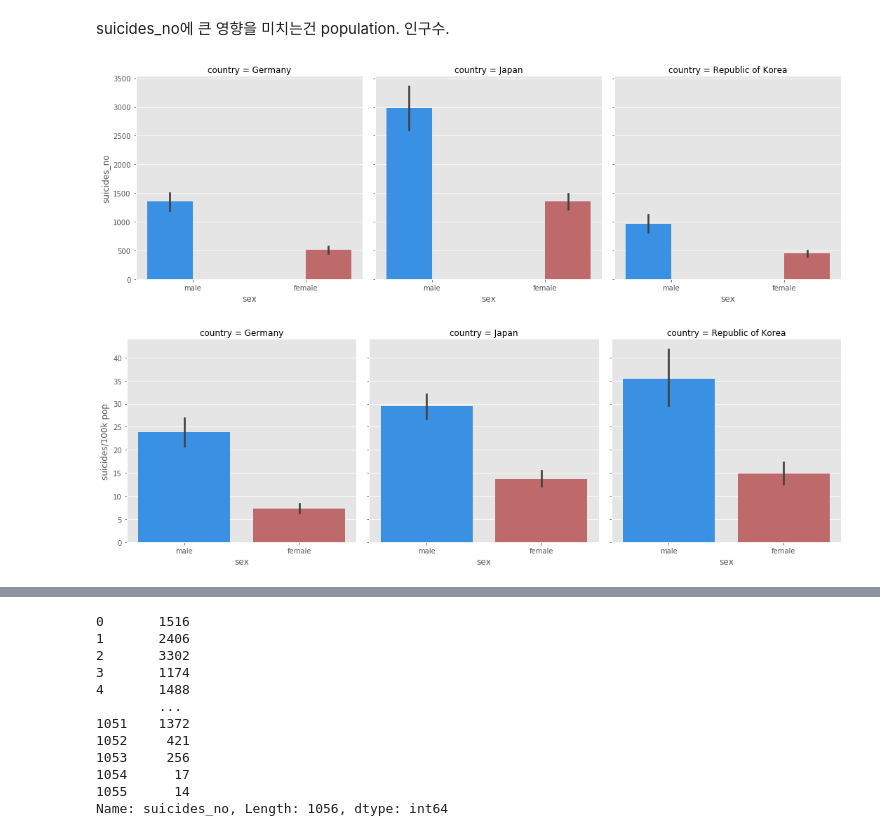
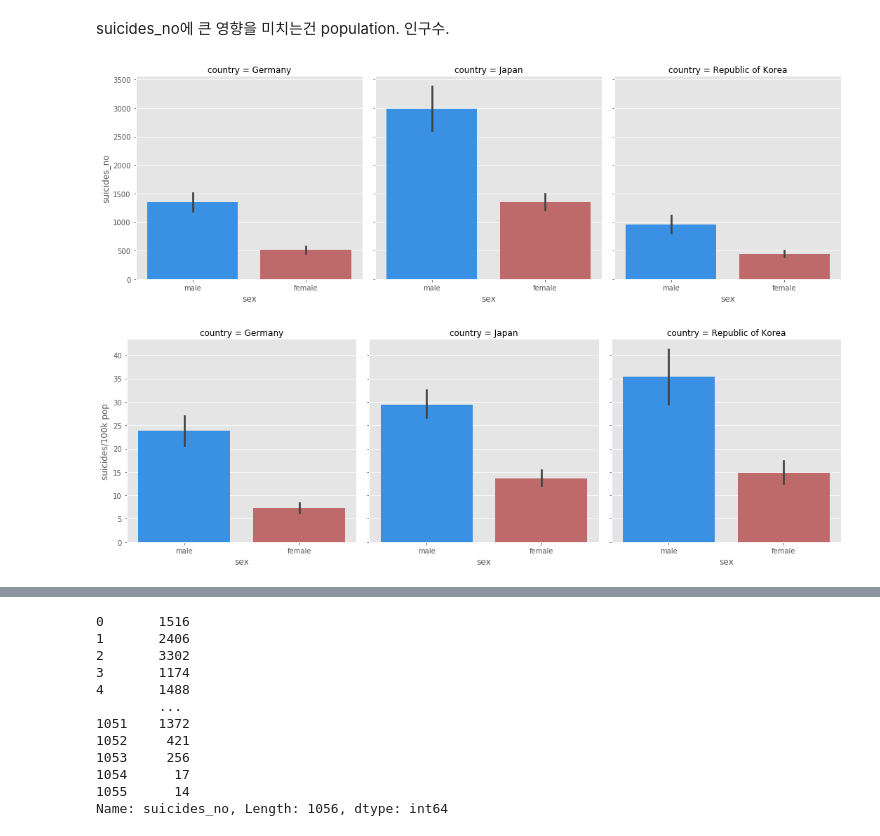
Before and after one commit to skdbsxir/DS-Studying, a Jupyter notebook: [Self Project]/X001-3. Suicides Rates Overview.ipynb, the cells around one changed output, grey strips where cells are left out. Drawn from its saved outputs; the diff is of its cells as text; code cells hidden in the pictures.

```diff
--- a/[Self Project]/X001-3. Suicides Rates Overview.ipynb
+++ b/[Self Project]/X001-3. Suicides Rates Overview.ipynb
@@ -349,16 +349,16 @@ suicides_no에 큰 영향을 미치는건 population. 인구수.
 # %%
 # 얘도 나라별로 한번 봐보자.
 # 색 구분은 색상코드표에서 뜯어와서 적당히 넣자 그냥.
 colorList = ['#1E90FF', '#CD5C5C']
 #sns.catplot(kind='bar', data=df, x='sex', y='suicides_no', col='country',
 #            palette=sns.color_palette(colorList), hue='sex') # hue 차이가 뭐지?
-sns.catplot(kind='bar', data=df, x='sex', y='sucides_no', col='country',
-            pale)
+sns.catplot(kind='bar', data=df, x='sex', y='suicides_no', col='country',
+            palette=sns.color_palette(colorList))
 plt.show()
 
 sns.catplot(kind='bar', data=df, x='sex', y='suicides/100k pop', col='country',
             palette=sns.color_palette(colorList))
 plt.show()
 # %% [output]
-[figure, old version]
+[figure, new version]
 [figure]
```
Also changed, not shown: parts of 7 cells of this notebook.
